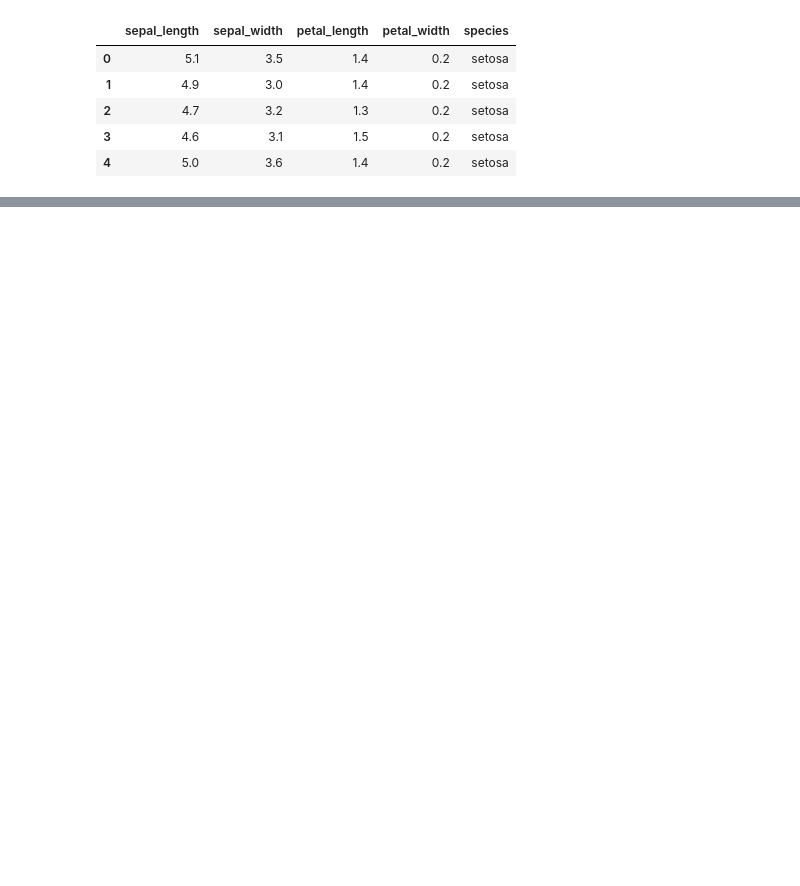
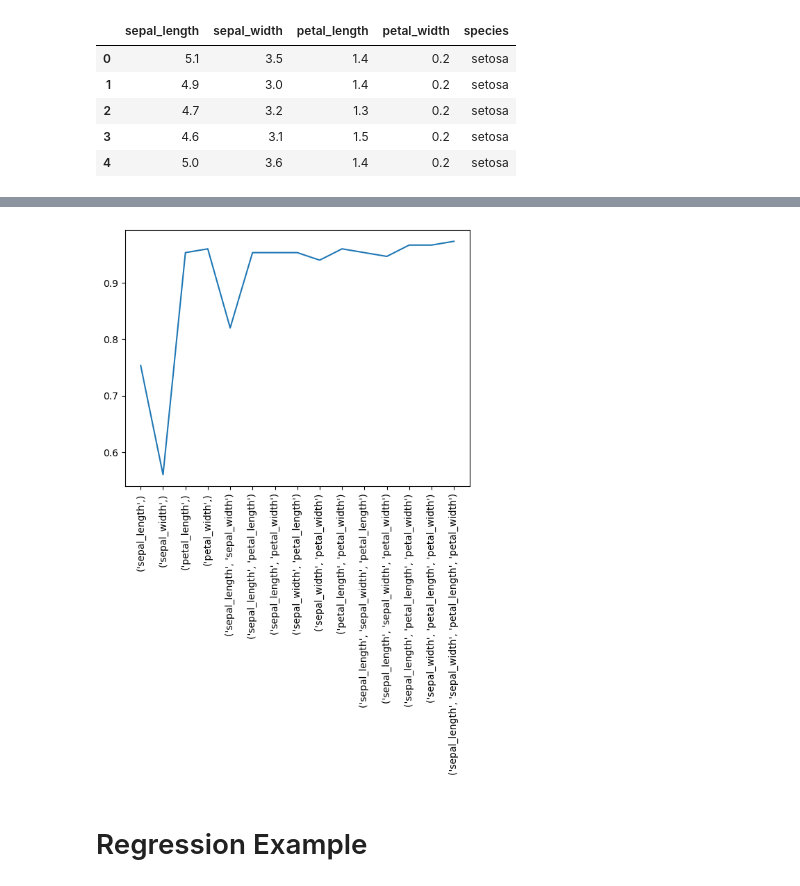
Before and after one commit to Danishdbu/ml1_Danish, a Jupyter notebook: Feature_Selection1.ipynb, the cells around one changed output, grey strips where cells are left out. Drawn from its saved outputs; the diff is of its cells as text; code cells hidden in the pictures; blank space fills up the shorter version.

```diff
--- a/Feature_Selection1.ipynb
+++ b/Feature_Selection1.ipynb
@@ -455,3 +451,5 @@ df = sns.load_dataset('iris')
+# %%
+df = pd.read_csv('iris.csv')
 # %%
 df.head()
 # %% [output]
@@ -461,3 +459,11 @@ df.head()
 | 2 | 4.7 | 3.2 | 1.3 | 0.2 | setosa |
 | 3 | 4.6 | 3.1 | 1.5 | 0.2 | setosa |
 | 4 | 5.0 | 3.6 | 1.4 | 0.2 | setosa |
+# %%
+from mlxtend.feature_selection import ExhaustiveFeatureSelector as EFS
+
+lr = LogisticRegression()
+
+sel = EFS(lr, max_features=4, scoring='accuracy', cv=5)
+# %%
+model = sel.fit(df.iloc[:,:4],df['species'])
@@ -463,0 +509,3 @@ df.head()
+# %%
+metric_df = pd.DataFrame.from_dict(model.get_metric_dict()).T
+metric_df
@@ -463,0 +529,10 @@ df.head()
+# %%
+import matplotlib.pyplot as plt
+
+plt.plot([str(k) for k in metric_df['feature_names']],metric_df['avg_score'])
+plt.xticks(rotation=90)
+plt.show()
+# %% [output]
+[figure, added]
+# %% [markdown]
+# Regression Example
```
Also changed, not shown: parts of 36 cells of this notebook.
